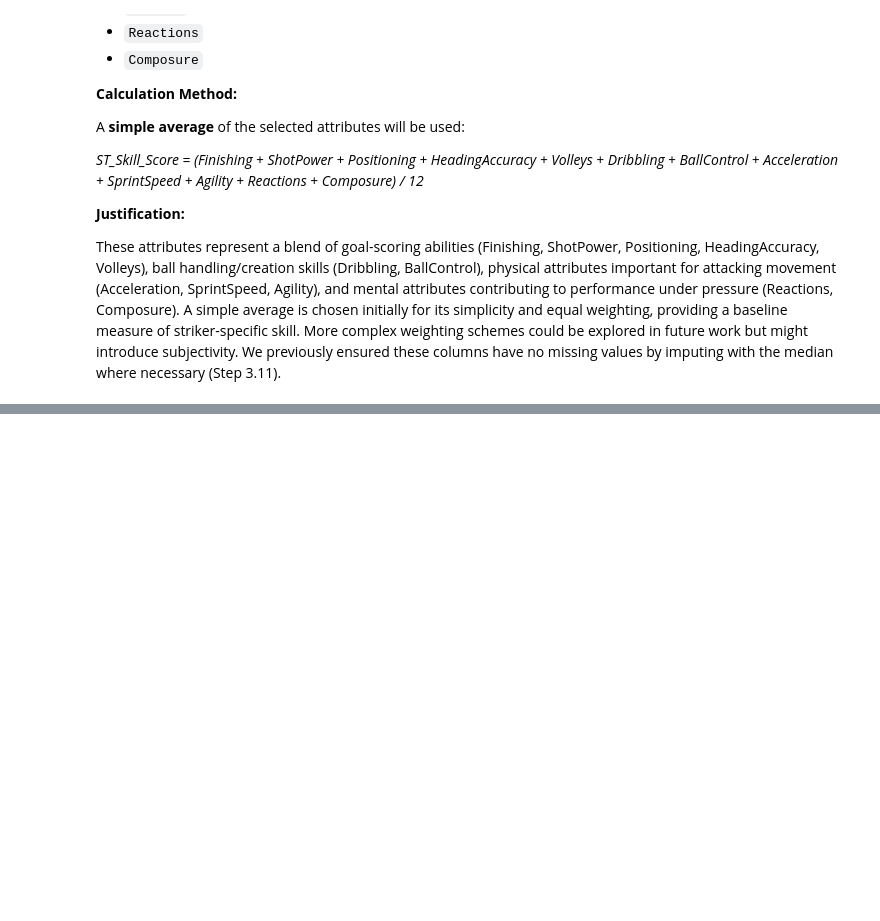
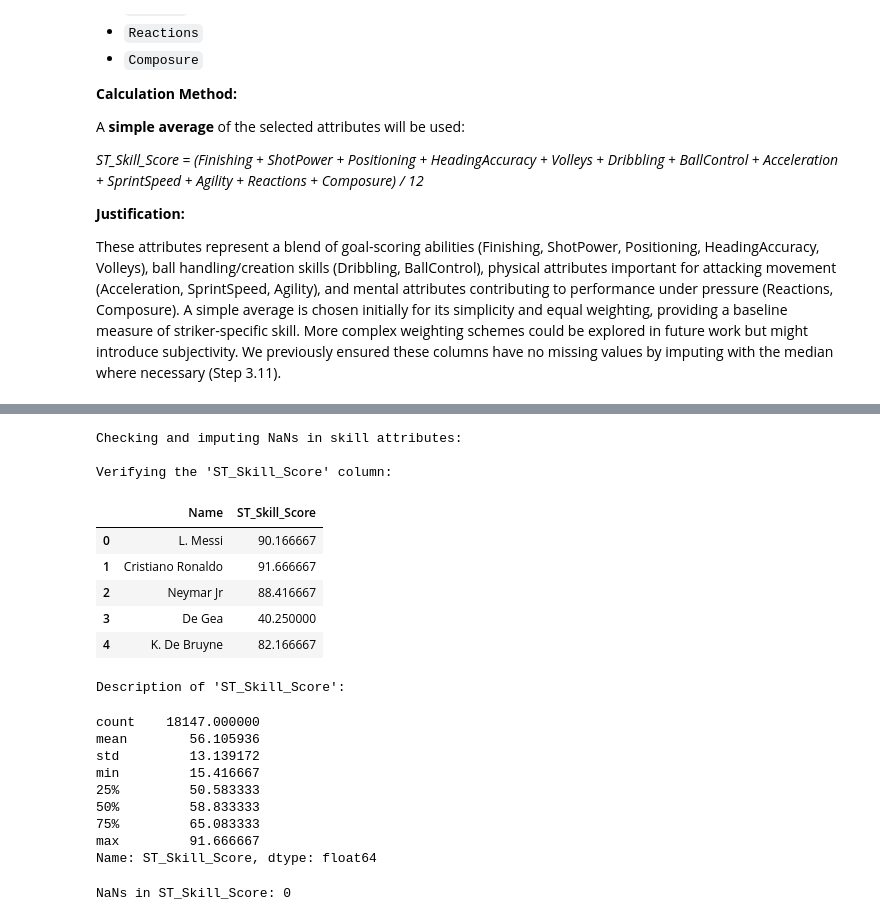
Before and after one commit to SLajuwomi/FIFA, a Jupyter notebook: fifa19_undervaluation_analysis.ipynb, the cells around one changed output, grey strips where cells are left out. Drawn from its saved outputs; the diff is of its cells as text; code cells hidden in the pictures; blank space fills up the shorter version.

```diff
--- a/fifa19_undervaluation_analysis.ipynb
+++ b/fifa19_undervaluation_analysis.ipynb
@@ -909,0 +914,54 @@ These attributes represent a blend of goal-scoring abilities (Finishing, ShotPow
+# %%
+# Define the list of attribute columns for the Striker Skill Score
+st_skill_attributes = [
+    'Finishing', 'ShotPower', 'Positioning', 'HeadingAccuracy', 'Volleys',
+    'Dribbling', 'BallControl', 'Acceleration', 'SprintSpeed', 'Agility',
+    'Reactions', 'Composure'
+]
+
+# Check for NaNs in the selected attributes and impute with median if necessary
+print("Checking and imputing NaNs in skill attributes:")
+for col in st_skill_attributes:
+    if fifa_df[col].isnull().any():
+        # Ensure the column is numeric before calculating median
+        if pd.api.types.is_numeric_dtype(fifa_df[col]):
+            median_val = fifa_df[col].median()
+            fifa_df[col].fillna(median_val, inplace=True)
+            print(f"Imputed NaNs in '{col}' with median: {median_val}")
+        else:
+            # Handle non-numeric columns if any were mistakenly included
+             # For this dataset, skill attributes are expected to be numeric after preprocessing
+            print(f"Warning: Column '{col}' is not numeric and has NaNs. Skipping imputation.")
+
+# Calculate the Striker Skill Score (Simple Average)
+# Ensure all selected columns are numeric before calculating the mean
+numeric_st_skill_attributes = fifa_df[st_skill_attributes].select_dtypes(include=np.number).columns
+fifa_df['ST_Skill_Score'] = fifa_df[numeric_st_skill_attributes].mean(axis=1)
+
+# Verify the new column
+print("\nVerifying the 'ST_Skill_Score' column:")
+display(fifa_df[['Name', 'ST_Skill_Score']].head())
+print("\nDescription of 'ST_Skill_Score':")
+display(fifa_df['ST_Skill_Score'].describe())
+print(f"\nNaNs in ST_Skill_Score: {fifa_df['ST_Skill_Score'].isnull().sum()}")
+# %% [output]
+Checking and imputing NaNs in skill attributes:
+
+Verifying the 'ST_Skill_Score' column:
+|  | Name | ST_Skill_Score |
+| 0 | L. Messi | 90.166667 |
+| 1 | Cristiano Ronaldo | 91.666667 |
+| 2 | Neymar Jr | 88.416667 |
+| 3 | De Gea | 40.250000 |
+| 4 | K. De Bruyne | 82.166667 |
+Description of 'ST_Skill_Score':
+count    18147.000000
+mean        56.105936
+std         13.139172
+min         15.416667
+25%         50.583333
+50%         58.833333
+75%         65.083333
+max         91.666667
+Name: ST_Skill_Score, dtype: float64
+NaNs in ST_Skill_Score: 0
```
Also changed, not shown: parts of 1 cell of this notebook.
